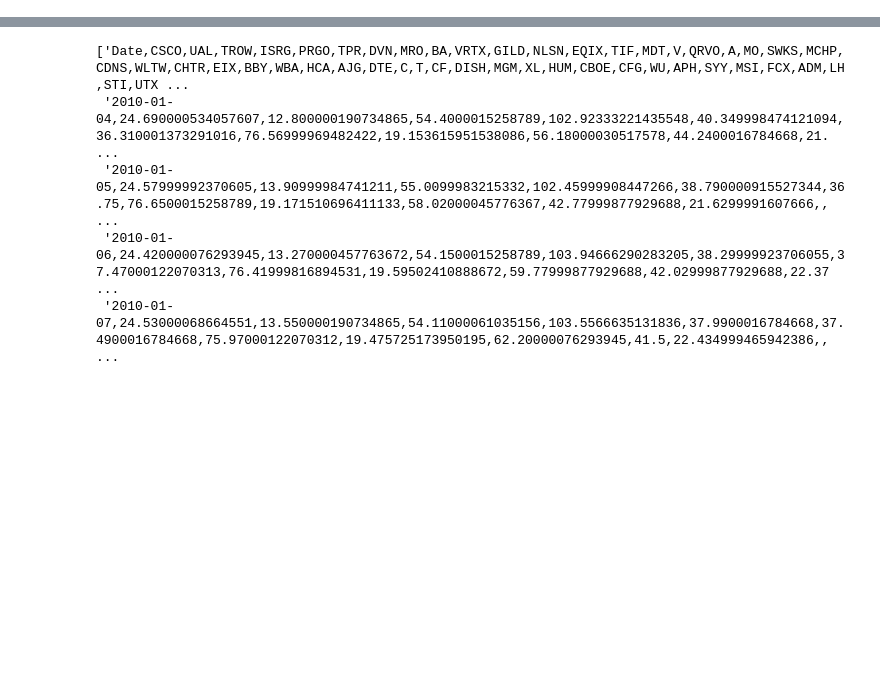
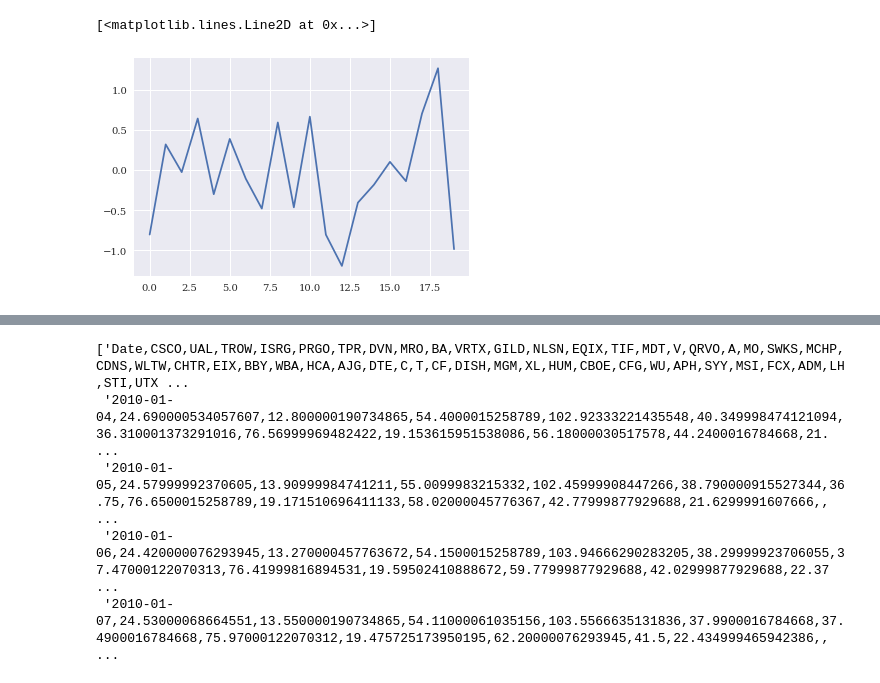
Before and after one commit to MuayThaiLegz/Financial-ML-, a Jupyter notebook: ml_data/py_for_fin.ipynb, the cells around one changed output, grey strips where cells are left out. Drawn from its saved outputs; the diff is of its cells as text; code cells hidden in the pictures; blank space fills up the shorter version.

```diff
--- a/ml_data/py_for_fin.ipynb
+++ b/ml_data/py_for_fin.ipynb
@@ -8,0 +42,10 @@ mpl.rcParams['font.family'] = 'serif'
+# %%
+plt.plot(y)
+"""
+You can pass NumPy ndarray object to matplotlib functions
+Matplotlib is able to interpret the data structures for simplified plotting
+Be carefull not to pass a too large and/or complex array
+"""
+# %% [output]
+[<matplotlib.lines.Line2D at 0x...>]
+[figure, added]
```
Also changed, not shown: parts of 48 cells of this notebook.
